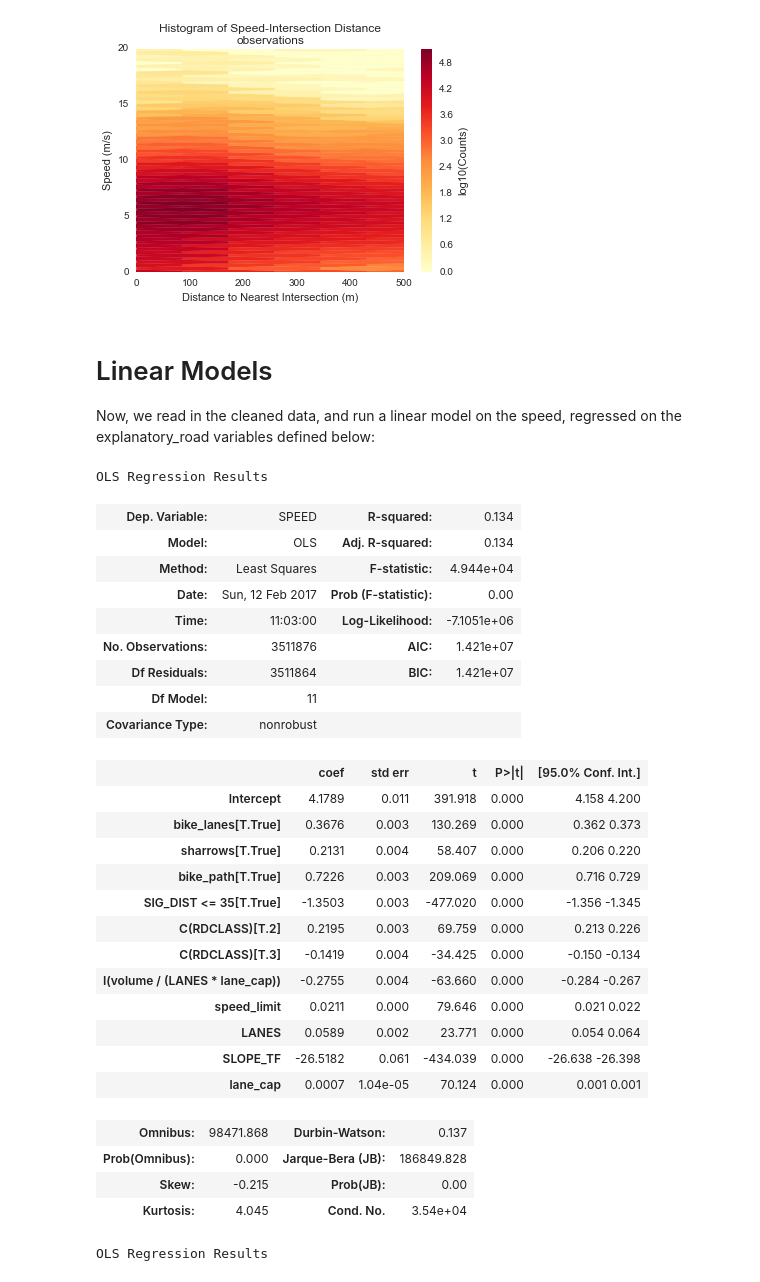
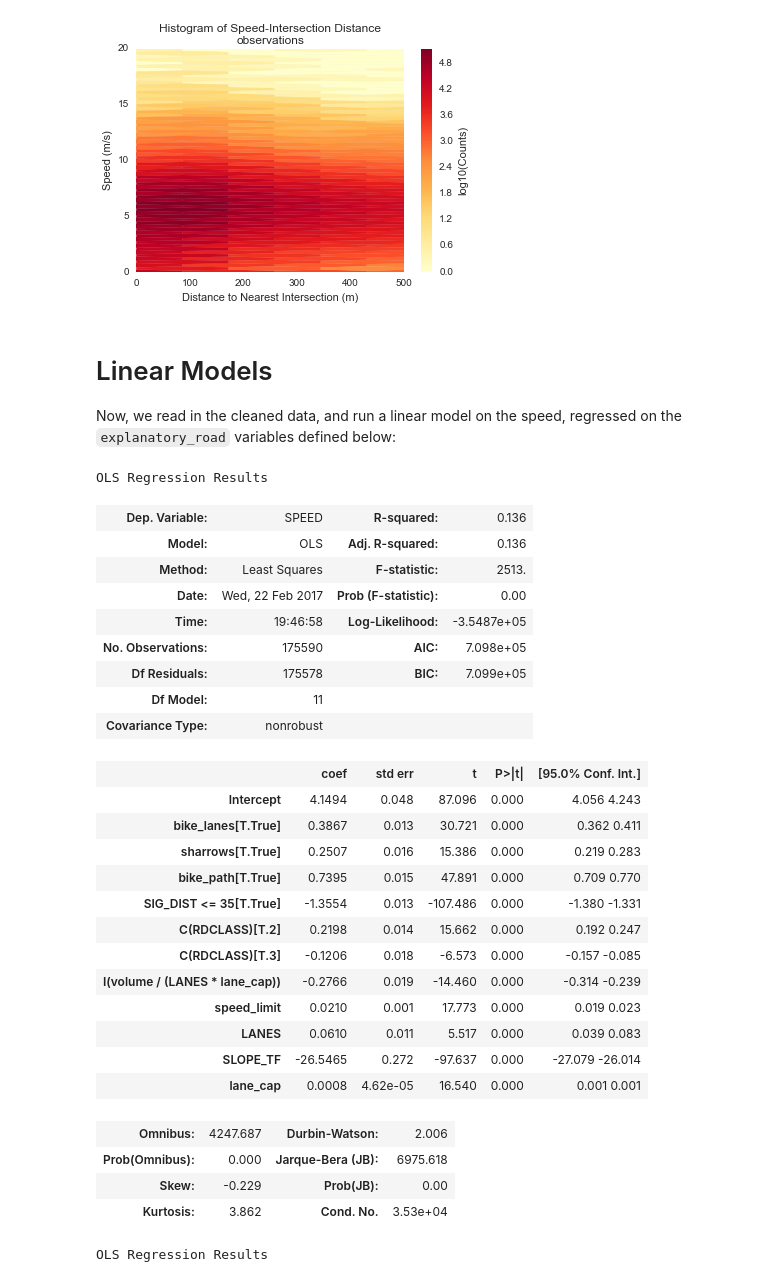
Before and after one commit to aclarry/toronto-cycling-speed-analysis, a Jupyter notebook: Speed Analysis.ipynb, the cells around one changed output. Saved outputs shown, nothing was run; the diff lists cells and outputs as text; code cells hidden in the pictures.

```diff
--- a/Speed Analysis.ipynb
+++ b/Speed Analysis.ipynb
@@ -130,3 +130,7 @@ data = pd.read_csv(CLEANED_DATA, parse_dates=["RECORDED_A"])
+# %%
+#data = pd.read_csv(CLEANED_DATA, parse_dates=["RECORDED_A"])
+data = pd.read_csv(os.path.join(CLEANED_DATA_DIR, "cleaned_sample.csv"),
+                   parse_dates=["RECORDED_A"])
 # %% [markdown]
 # Data Summary
 
@@ -164,47 +168,47 @@ cbar.set_label("log10(Counts)")
 # Linear Models
 
 Now, we read in the cleaned data, and run a linear model on the speed,
-regressed on the explanatory_road variables defined below:
+regressed on the `explanatory_road` variables defined below:
 # %%
 explanatory_road = ("bike_lanes", "sharrows", "bike_path", "SIG_DIST <= 35",
-                    "I(volume/(LANES*lane_cap))", "speed_limit", "LANES", "C(RDCLASS)", "SLOPE_TF",
-                   "lane_cap")
+                    "I(volume/(LANES*lane_cap))", "speed_limit", "LANES", "C(RDCLASS)",
+                    "SLOPE_TF", "lane_cap")
 
 formula = "SPEED ~ " + " + ".join(explanatory_road)
 model = sm.ols(formula=formula, data=data).fit()
 
 data["residual"] = model.resid
 data["predicted"] = model.fittedvalues
 
 model.summary()
 # %% [output]
 OLS Regression Results
-| Dep. Variable: | SPEED | R-squared: | 0.134 |
-| Model: | OLS | Adj. R-squared: | 0.134 |
-| Method: | Least Squares | F-statistic: | 4.944e+04 |
-| Date: | Sun, 12 Feb 2017 | Prob (F-statistic): | 0.00 |
-| Time: | 11:03:00 | Log-Likelihood: | -7.1051e+06 |
-| No. Observations: | 3511876 | AIC: | 1.421e+07 |
-| Df Residuals: | 3511864 | BIC: | 1.421e+07 |
+| Dep. Variable: | SPEED | R-squared: | 0.136 |
+| Model: | OLS | Adj. R-squared: | 0.136 |
+| Method: | Least Squares | F-statistic: | 2513. |
+| Date: | Wed, 22 Feb 2017 | Prob (F-statistic): | 0.00 |
+| Time: | 19:46:58 | Log-Likelihood: | -3.5487e+05 |
+| No. Observations: | 175590 | AIC: | 7.098e+05 |
+| Df Residuals: | 175578 | BIC: | 7.099e+05 |
 | Df Model: | 11 |  |  |
 | Covariance Type: | nonrobust |  |  |
 |  | coef | std err | t | P>|t| | [95.0% Conf. Int.] |
-| Intercept | 4.1789 | 0.011 | 391.918 | 0.000 | 4.158 4.200 |
-| bike_lanes[T.True] | 0.3676 | 0.003 | 130.269 | 0.000 | 0.362 0.373 |
-| sharrows[T.True] | 0.2131 | 0.004 | 58.407 | 0.000 | 0.206 0.220 |
-| bike_path[T.True] | 0.7226 | 0.003 | 209.069 | 0.000 | 0.716 0.729 |
-| SIG_DIST <= 35[T.True] | -1.3503 | 0.003 | -477.020 | 0.000 | -1.356 -1.345 |
-| C(RDCLASS)[T.2] | 0.2195 | 0.003 | 69.759 | 0.000 | 0.213 0.226 |
-| C(RDCLASS)[T.3] | -0.1419 | 0.004 | -34.425 | 0.000 | -0.150 -0.134 |
-| I(volume / (LANES * lane_cap)) | -0.2755 | 0.004 | -63.660 | 0.000 | -0.284 -0.267 |
-| speed_limit | 0.0211 | 0.000 | 79.646 | 0.000 | 0.021 0.022 |
-| LANES | 0.0589 | 0.002 | 23.771 | 0.000 | 0.054 0.064 |
-| SLOPE_TF | -26.5182 | 0.061 | -434.039 | 0.000 | -26.638 -26.398 |
-| lane_cap | 0.0007 | 1.04e-05 | 70.124 | 0.000 | 0.001 0.001 |
+| Intercept | 4.1494 | 0.048 | 87.096 | 0.000 | 4.056 4.243 |
+| bike_lanes[T.True] | 0.3867 | 0.013 | 30.721 | 0.000 | 0.362 0.411 |
+| sharrows[T.True] | 0.2507 | 0.016 | 15.386 | 0.000 | 0.219 0.283 |
+| bike_path[T.True] | 0.7395 | 0.015 | 47.891 | 0.000 | 0.709 0.770 |
+| SIG_DIST <= 35[T.True] | -1.3554 | 0.013 | -107.486 | 0.000 | -1.380 -1.331 |
+| C(RDCLASS)[T.2] | 0.2198 | 0.014 | 15.662 | 0.000 | 0.192 0.247 |
+| C(RDCLASS)[T.3] | -0.1206 | 0.018 | -6.573 | 0.000 | -0.157 -0.085 |
+| I(volume / (LANES * lane_cap)) | -0.2766 | 0.019 | -14.460 | 0.000 | -0.314 -0.239 |
+| speed_limit | 0.0210 | 0.001 | 17.773 | 0.000 | 0.019 0.023 |
+| LANES | 0.0610 | 0.011 | 5.517 | 0.000 | 0.039 0.083 |
+| SLOPE_TF | -26.5465 | 0.272 | -97.637 | 0.000 | -27.079 -26.014 |
+| lane_cap | 0.0008 | 4.62e-05 | 16.540 | 0.000 | 0.001 0.001 |
-| Omnibus: | 98471.868 | Durbin-Watson: | 0.137 |
-| Prob(Omnibus): | 0.000 | Jarque-Bera (JB): | 186849.828 |
-| Skew: | -0.215 | Prob(JB): | 0.00 |
-| Kurtosis: | 4.045 | Cond. No. | 3.54e+04 |
+| Omnibus: | 4247.687 | Durbin-Watson: | 2.006 |
+| Prob(Omnibus): | 0.000 | Jarque-Bera (JB): | 6975.618 |
+| Skew: | -0.229 | Prob(JB): | 0.00 |
+| Kurtosis: | 3.862 | Cond. No. | 3.53e+04 |
 # %%
 explanatory_road = ("bike_lanes", "sharrows", "bike_path", "SIG_DIST <= 35", "volume",
                     "I(volume/(LANES*lane_cap))", "speed_limit", "LANES", "C(RDCLASS)", "SLOPE_TF",
```
Also changed, not shown: parts of 14 cells of this notebook, 1 other file.
